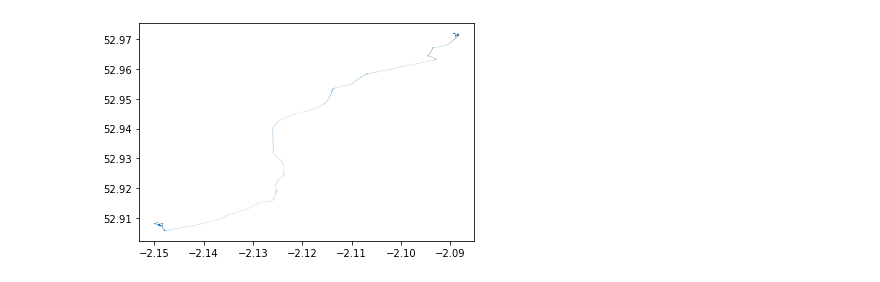
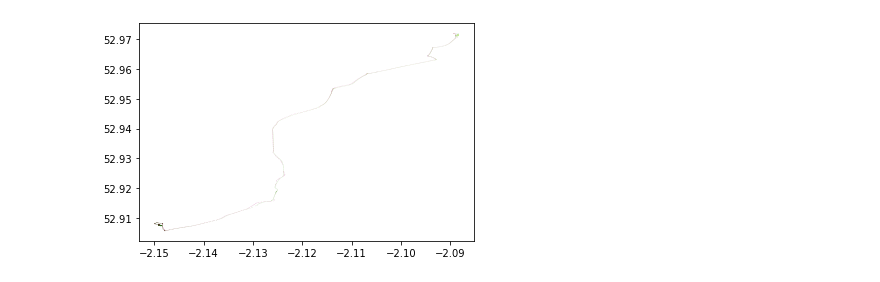
Before and after one commit to TimYorke/lap-timer, a Jupyter notebook: python_gps_plotting.ipynb, the cells around one changed output. Saved outputs shown, nothing was run; the diff lists cells and outputs as text; code cells hidden in the pictures.

Commit message:
color by time

```diff
--- a/python_gps_plotting.ipynb
+++ b/python_gps_plotting.ipynb
@@ -15,7 +15,7 @@ with open('tesco_and_back.gps-log', 'r') as log_file:
             if msg.latitude != 0.0:
                 lon.append(msg.longitude)
                 lat.append(msg.latitude)
-                t = datetime.combine(date.min, timeobj) - datetime.min
+                t = datetime.combine(date.min, msg.timestamp) - datetime.min
                 time.append(t.total_seconds())
 lon = np.array(lon)
 lat = np.array(lat)
@@ -28,7 +28,7 @@ time = np.array(time)
 # %%
 import matplotlib.pyplot as plt
 
-plt.scatter(lon, lat, s=0.5, marker=".", edgecolors='none', alpha = 0.25, cmap = 'binary')
+plt.scatter(lon, lat, s=0.5, marker=".", edgecolors='none', alpha = 0.25, cmap = 'PiYG', c=time)
 plt.show()
 # %% [output]
-[figure, old version]
+[figure, new version]
```
